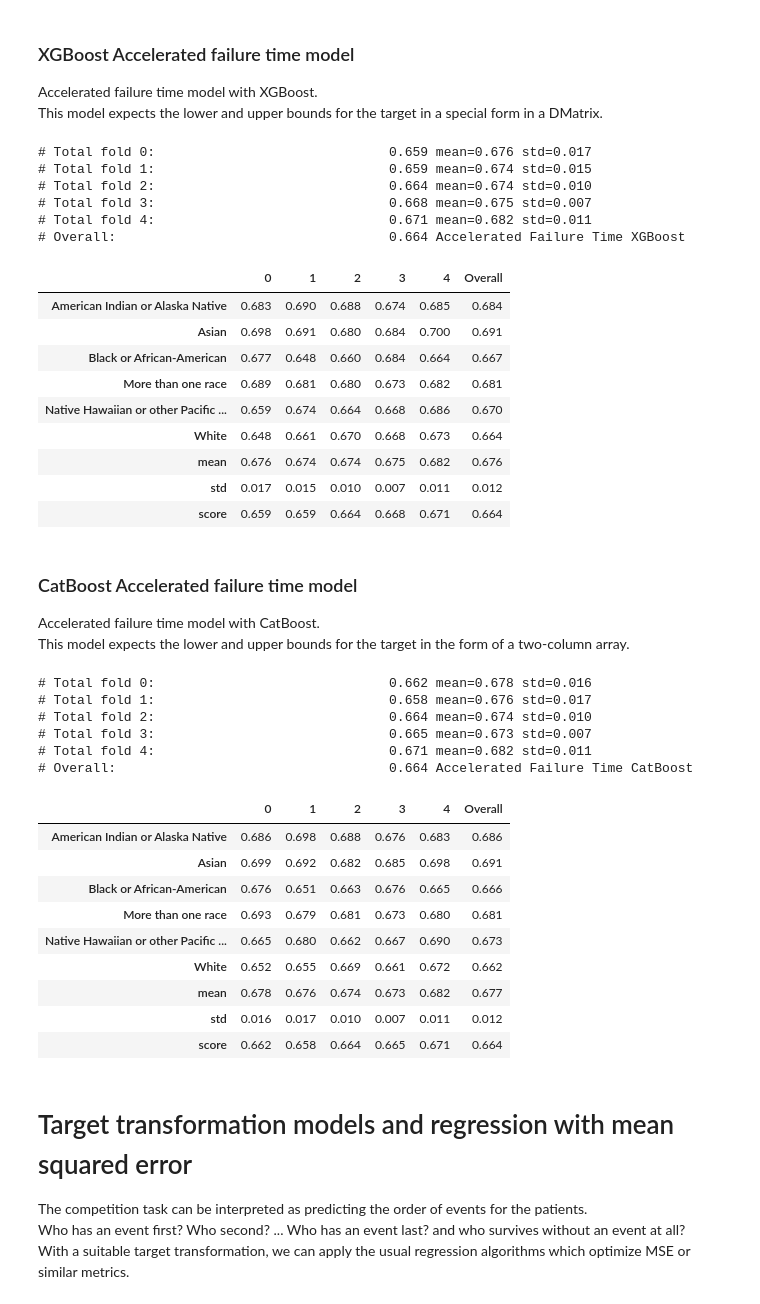
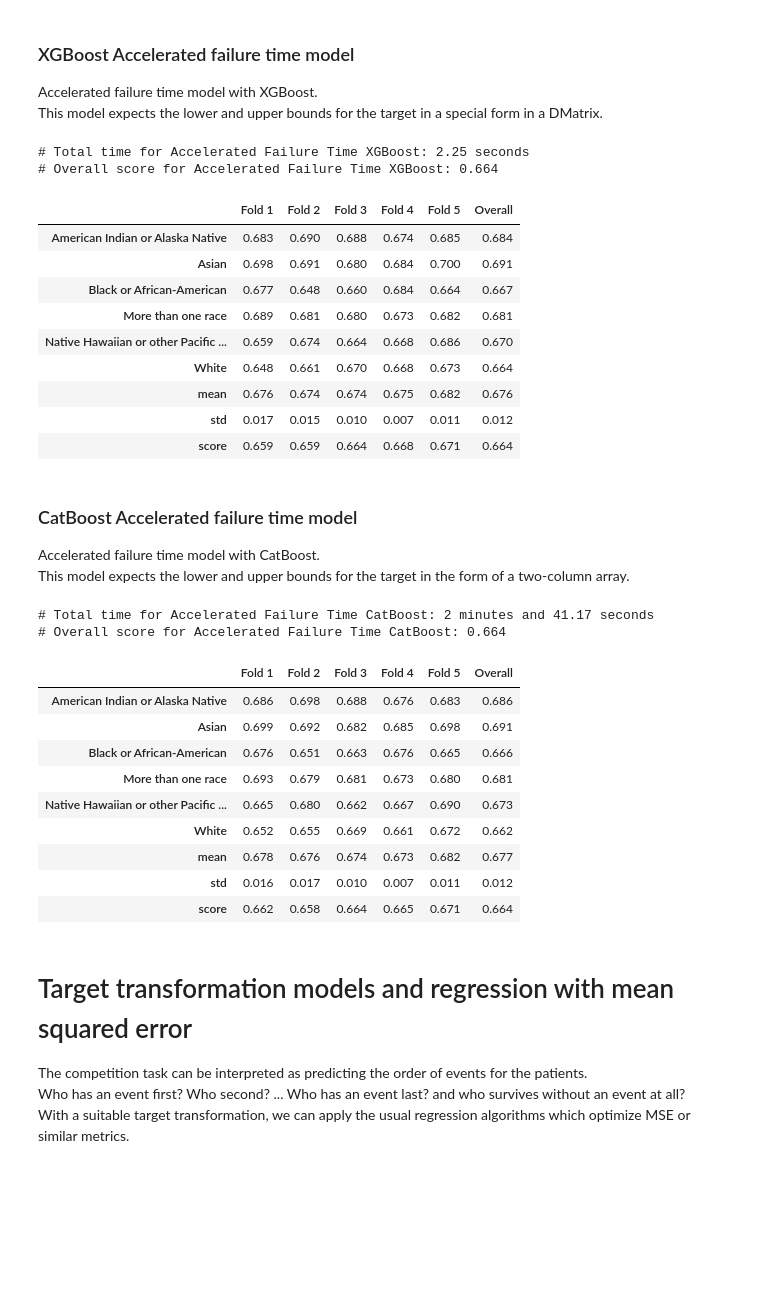
Before and after one commit to galel12/Equity-in-post-HCT-Survival-Predictions, a Jupyter notebook: notebook.ipynb, the cells around one changed output. Saved outputs shown, nothing was run; the diff lists cells and outputs as text; code cells hidden in the pictures; blank space fills up the shorter version.

```diff
--- a/notebook.ipynb
+++ b/notebook.ipynb
@@ -719,22 +767,3 @@ display_overall('Cox Proportional Hazards XGBoost')
 | mean | 0.682 | 0.680 | 0.680 | 0.684 | 0.687 | 0.682 |
 | std | 0.016 | 0.013 | 0.013 | 0.009 | 0.012 | 0.013 |
 | score | 0.666 | 0.667 | 0.667 | 0.675 | 0.675 | 0.670 |
-# %%
-# %%time
-y = np.where(train.efs == 1, train.efs_time, -train.efs_time)
-all_scores = []
-for fold, (idx_tr, idx_va) in enumerate(kf.split(train, train.race_group)):
-    X_tr = train.iloc[idx_tr][features]
-    X_va = train.iloc[idx_va][features]
-    y_tr = y[idx_tr]
-
-    xgb_cox_params = {'objective': 'survival:cox', 'grow_policy': 'depthwise',
-                      'n_estimators': 700, 'learning_rate': 0.0254, 'max_depth': 8,
-                      'reg_lambda': 0.116, 'reg_alpha': 0.139, 'min_child_weight': 23.8,
-                      'colsample_bytree': 0.59, 'subsample': 0.7, 'tree_method': 'hist',
-                      'enable_categorical': True}
-    model = xgboost.XGBRegressor(**xgb_cox_params)
-    model.fit(X_tr, y_tr) # negative values are considered right censored
-    y_va_pred = model.predict(X_va) # predicts hazard factor
-    evaluate_fold(y_va_pred, fold)
-display_overall('Cox Proportional Hazards XGBoost')
@@ -760,12 +772,10 @@ display_overall('Cox Proportional Hazards XGBoost')
 Cox proportional hazards model with CatBoost.
 This model expects the targets in the same format as the XGBoost Cox model.
 # %%
-# %%time
-y = np.where(train.efs == 1, train.efs_time, -train.efs_time)
-all_scores = []
-for fold, (idx_tr, idx_va) in enumerate(kf.split(train, train.race_group)):
+def cox_catboost(idx_tr, idx_va):
     X_tr = train.iloc[idx_tr][features]
     X_va = train.iloc[idx_va][features]
+    y = np.where(train.efs == 1, train.efs_time, -train.efs_time)
     y_tr = y[idx_tr]
 
     cb_cox_params = {'loss_function': 'Cox', 'grow_policy': 'SymmetricTree',
@@ -776,6 +786,7 @@ for fold, (idx_tr, idx_va) in enumerate(kf.split(train, train.race_group)):
     model = catboost.CatBoostRegressor(**cb_cox_params, cat_features=cat_features)
     model.fit(X_tr, y_tr)
     y_va_pred = model.predict(X_va) # predicts log of hazard factor
-    evaluate_fold(y_va_pred, fold)
-display_overall('Cox Proportional Hazards CatBoost')
+    return model, y_va_pred, X_va
+
+evaluate_model_cv('Cox Proportional Hazards CatBoost', cox_catboost)
 # %% [output]
@@ -806,37 +813,32 @@ We shall try it too.
 Accelerated failure time model with XGBoost.
 This model expects the lower and upper bounds for the target in a special form in a DMatrix.
 # %%
-# %%time
-all_scores = []
-for fold, (idx_tr, idx_va) in enumerate(kf.split(train, train.race_group)):
+def aft_xgboost(idx_tr, idx_va):
     X_tr = train.iloc[idx_tr][features]
     X_va = train.iloc[idx_va][features]
     d_tr = xgboost.DMatrix(X_tr, enable_categorical=True)
     d_tr.set_float_info('label_lower_bound', train.efs_time.iloc[idx_tr])
     d_tr.set_float_info('label_upper_bound', np.where(train.efs.iloc[idx_tr] == 0, np.inf, train.efs_time.iloc[idx_tr]))
     d_va = xgboost.DMatrix(X_va, enable_categorical=True)
     d_va.set_float_info('label_lower_bound', train.efs_time.iloc[idx_va])
     d_va.set_float_info('label_upper_bound', np.where(train.efs.iloc[idx_va] == 0, np.inf, train.efs_time.iloc[idx_va]))
     xgboost_aft_params = {'learning_rate': 0.08, 'max_depth': 4, 'reg_lambda': 3, 'aft_loss_distribution_scale': 0.9,
                           'reg_alpha': 0.24, 'gamma': 0.033, 'min_child_weight': 82.58861553592878,
                           'colsample_bytree': 0.5662198438953138, 'max_bin': 53, 'subsample': 0.7456329821182728,
                           'objective': 'survival:aft', 'grow_policy': 'depthwise', 'tree_method': 'hist',
                           'aft_loss_distribution': 'normal'}
-    bst = xgboost.train(xgboost_aft_params,
+    model = xgboost.train(xgboost_aft_params,
                         d_tr,
                         num_boost_round=300,
                        )
-    y_va_pred = - bst.predict(d_va) # model predicts time of event
-    evaluate_fold(y_va_pred, fold)
-display_overall('Accelerated Failure Time XGBoost')
+    y_va_pred = - model.predict(d_va) # model predicts time of event
+    return model, y_va_pred, X_va
+
+evaluate_model_cv('Accelerated Failure Time XGBoost', aft_xgboost)
 # %% [output]
-# Total fold 0:                              0.659 mean=0.676 std=0.017
-# Total fold 1:                              0.659 mean=0.674 std=0.015
-# Total fold 2:                              0.664 mean=0.674 std=0.010
-# Total fold 3:                              0.668 mean=0.675 std=0.007
-# Total fold 4:                              0.671 mean=0.682 std=0.011
-# Overall:                                   0.664 Accelerated Failure Time XGBoost
+# Total time for Accelerated Failure Time XGBoost: 2.25 seconds
+# Overall score for Accelerated Failure Time XGBoost: 0.664
-|  | 0 | 1 | 2 | 3 | 4 | Overall |
+|  | Fold 1 | Fold 2 | Fold 3 | Fold 4 | Fold 5 | Overall |
 | American Indian or Alaska Native | 0.683 | 0.690 | 0.688 | 0.674 | 0.685 | 0.684 |
 | Asian | 0.698 | 0.691 | 0.680 | 0.684 | 0.700 | 0.691 |
 | Black or African-American | 0.677 | 0.648 | 0.660 | 0.684 | 0.664 | 0.667 |
@@ -851,13 +853,10 @@ display_overall('Accelerated Failure Time XGBoost')
 Accelerated failure time model with CatBoost.
 This model expects the lower and upper bounds for the target in the form of a two-column array.
 # %%
-# %%time
-y = np.column_stack([train.efs_time,
-                     np.where(train.efs == 1, train.efs_time, -1)])
-all_scores = []
-for fold, (idx_tr, idx_va) in enumerate(kf.split(train, train.race_group)):
+def aft_catboost(idx_tr, idx_va):
     X_tr = train.iloc[idx_tr][features]
     X_va = train.iloc[idx_va][features]
+    y = np.column_stack([train.efs_time, np.where(train.efs == 1, train.efs_time, -1)])
     y_tr = y[idx_tr]
     cb_aft_params = {'loss_function': 'SurvivalAft', 'grow_policy': 'SymmetricTree',
                      'n_estimators': 800, 'learning_rate': 0.066, 'l2_leaf_reg': 4.4,
@@ -866,16 +865,13 @@ for fold, (idx_tr, idx_va) in enumerate(kf.split(train, train.race_group)):
     model = catboost.CatBoostRegressor(**cb_aft_params, cat_features=cat_features)
     model.fit(X_tr, y_tr)
     y_va_pred = - model.predict(X_va) # model predicts log of time of event
-    evaluate_fold(y_va_pred, fold)
-display_overall('Accelerated Failure Time CatBoost')
+    return model, y_va_pred, X_va
+
+evaluate_model_cv('Accelerated Failure Time CatBoost', aft_catboost)
 # %% [output]
-# Total fold 0:                              0.662 mean=0.678 std=0.016
-# Total fold 1:                              0.658 mean=0.676 std=0.017
-# Total fold 2:                              0.664 mean=0.674 std=0.010
-# Total fold 3:                              0.665 mean=0.673 std=0.007
-# Total fold 4:                              0.671 mean=0.682 std=0.011
-# Overall:                                   0.664 Accelerated Failure Time CatBoost
+# Total time for Accelerated Failure Time CatBoost: 2 minutes and 41.17 seconds
+# Overall score for Accelerated Failure Time CatBoost: 0.664
-|  | 0 | 1 | 2 | 3 | 4 | Overall |
+|  | Fold 1 | Fold 2 | Fold 3 | Fold 4 | Fold 5 | Overall |
 | American Indian or Alaska Native | 0.686 | 0.698 | 0.688 | 0.676 | 0.683 | 0.686 |
 | Asian | 0.699 | 0.692 | 0.682 | 0.685 | 0.698 | 0.691 |
 | Black or African-American | 0.676 | 0.651 | 0.663 | 0.676 | 0.665 | 0.666 |
```
Also changed, not shown: parts of 98 cells of this notebook, 2 other files.
